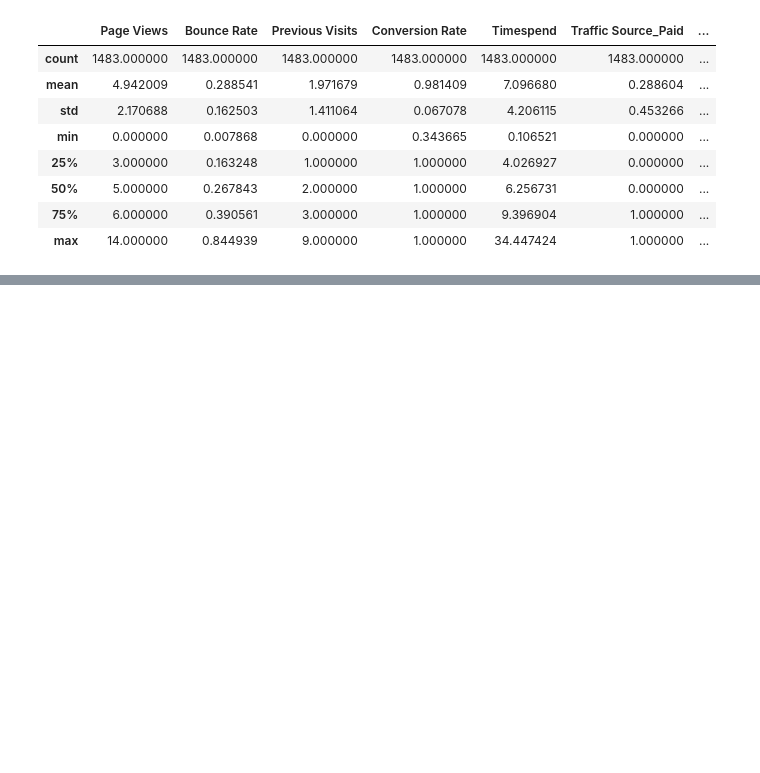
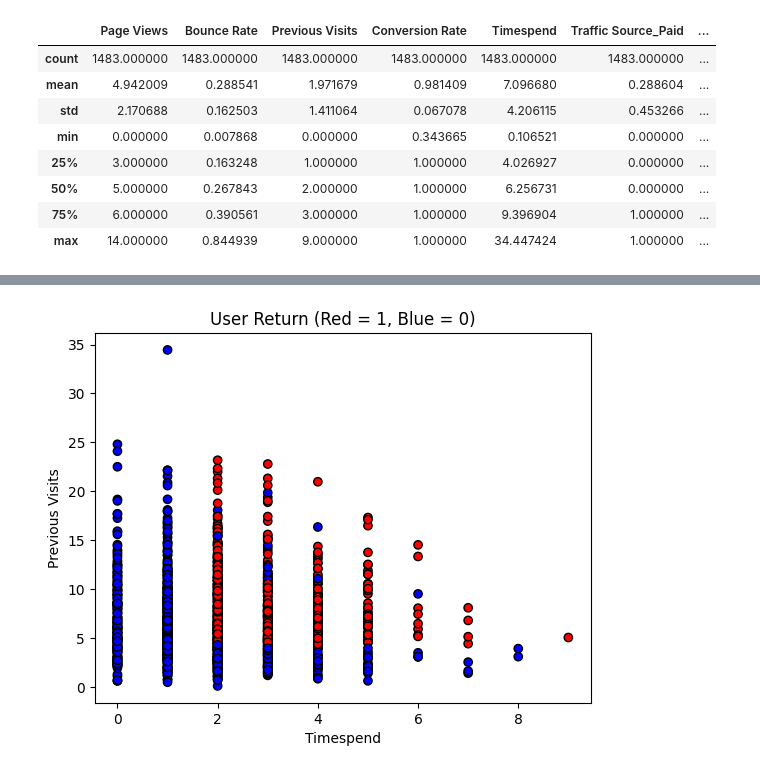
Before and after one commit to Himanshutiwari321/machine--learning-course, a Jupyter notebook: Projects-ML/project3_URP.ipynb, the cells around one changed output, grey strips where cells are left out. Drawn from its saved outputs; the diff is of its cells as text; code cells hidden in the pictures; blank space fills up the shorter version.

```diff
--- a/Projects-ML/project3_URP.ipynb
+++ b/Projects-ML/project3_URP.ipynb
@@ -55,0 +67,14 @@ df.head()
+# %%
+plt.scatter(
+    df['Previous Visits'],
+    df['Timespend'],
+    c=df['Return'],      # 0 or 1
+    cmap='bwr',          # blue-white-red
+    edgecolors='k'
+)
+plt.xlabel('Timespend')
+plt.ylabel('Previous Visits')
+plt.title('User Return (Red = 1, Blue = 0)')
+plt.show()
+# %% [output]
+[figure, added]
```
Also changed, not shown: parts of 2 cells of this notebook.
